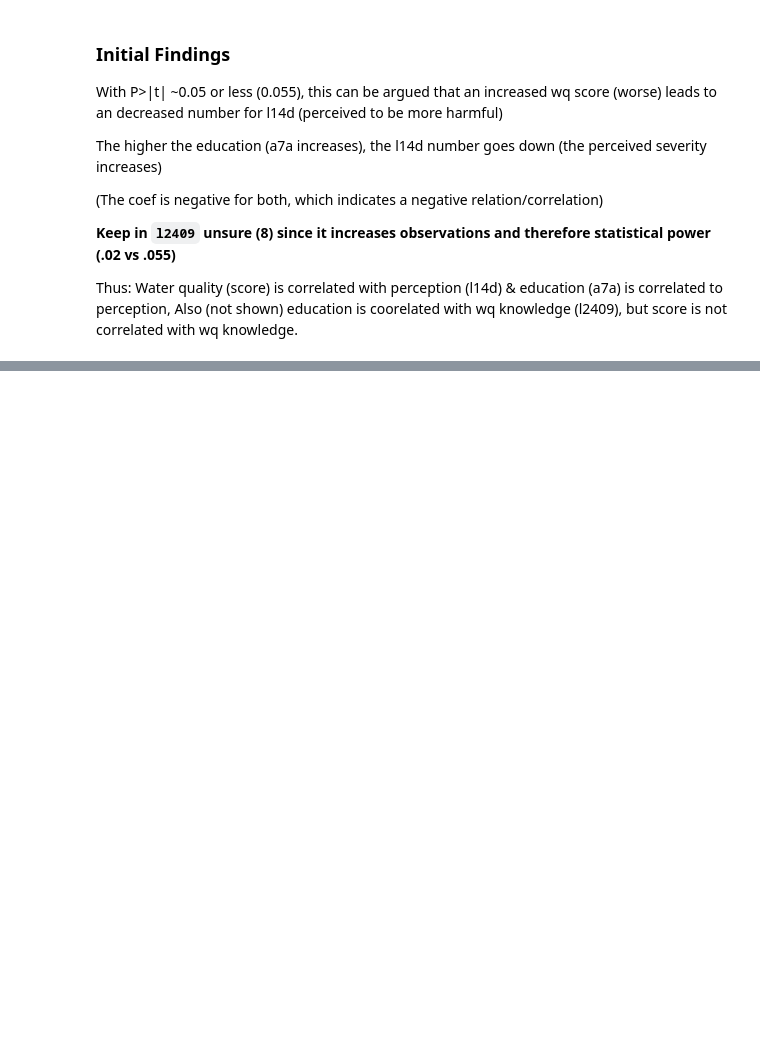
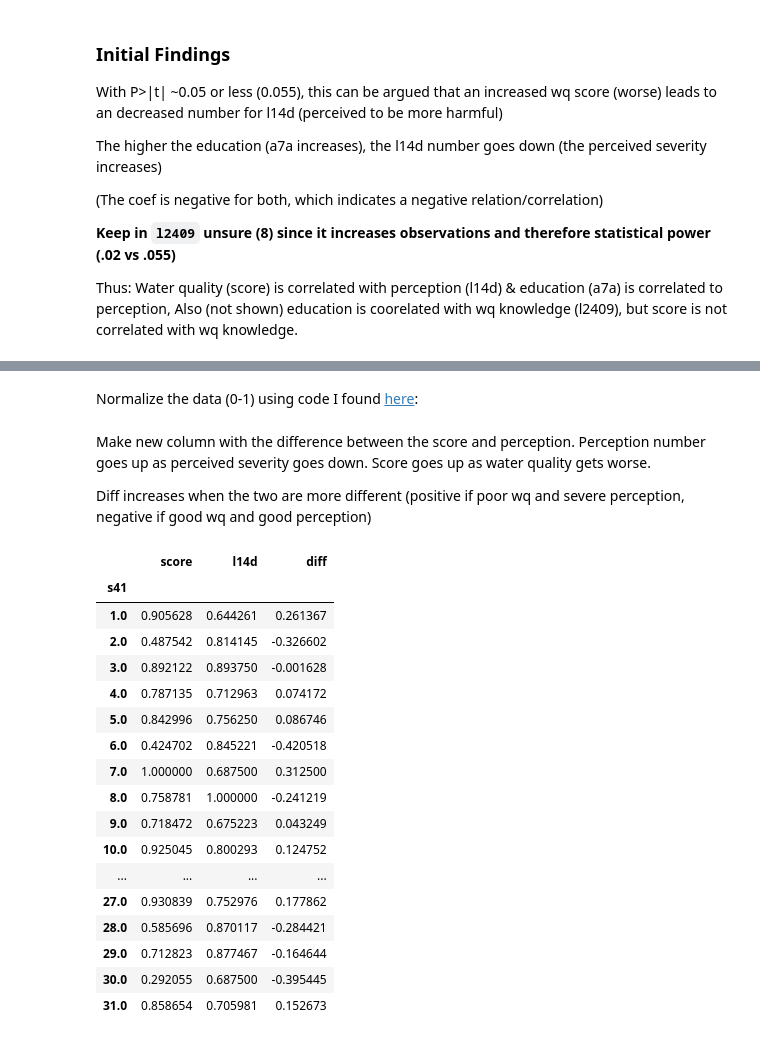
Before and after one commit to wrynearson/china-water, a Jupyter notebook: src/Thesis.ipynb, the cells around one changed output, grey strips where cells are left out. Drawn from its saved outputs; the diff is of its cells as text; code cells hidden in the pictures; blank space fills up the shorter version.

```diff
--- a/src/Thesis.ipynb
+++ b/src/Thesis.ipynb
@@ -628,9 +630,9 @@ cgss_wq = pd.merge(cgss,wq,on='s41')
 # %% [markdown]
 This analysis will first be done on the `important` columns, from above:
 # %%
-cgss_wq_strict = cgss_wq[important_questions]
-cgss_wq_strict_clean = cgss_wq_strict.dropna()
-cgss_wq_strict_clean
+cgss_wq_imp = cgss_wq[important_questions]
+cgss_wq_imp_clean = cgss_wq_strict.dropna()
+cgss_wq_imp_clean
 # %% [output]
 |  | score | s41 | a2 | a3a | a3b | a3c | a7a | a8a | a15 | a62 | a91 | ... |
 | 3 | 13.84 | 28.0 | 2 | 1948 | 2 | 15 | 1 | 0.0 | 3 | 11000.0 | 2.0 | ... |
@@ -750,0 +770,2 @@ Thus: Water quality (score) is correlated with perception (l14d) & education (a7
+# %% [markdown]
+Normalize the data (0-1) using code I found [here](https://stackoverflow.com/questions/26414913/normalize-columns-of-pandas-data-frame):
@@ -750,0 +774,26 @@ Thus: Water quality (score) is correlated with perception (l14d) & education (a7
+# %% [markdown]
+Make new column with the difference between the score and perception. Perception number goes up as perceived severity goes down. Score goes up as water quality gets worse.
+
+Diff increases when the two are more different (positive if poor wq and severe perception, negative if good wq and good perception)
+# %%
+test['diff'] = test['score'] - test['l14d']
+test
+# %% [output]
+|  | score | l14d | diff |
+| s41 |  |  |  |
+| 1.0 | 0.905628 | 0.644261 | 0.261367 |
+| 2.0 | 0.487542 | 0.814145 | -0.326602 |
+| 3.0 | 0.892122 | 0.893750 | -0.001628 |
+| 4.0 | 0.787135 | 0.712963 | 0.074172 |
+| 5.0 | 0.842996 | 0.756250 | 0.086746 |
+| 6.0 | 0.424702 | 0.845221 | -0.420518 |
+| 7.0 | 1.000000 | 0.687500 | 0.312500 |
+| 8.0 | 0.758781 | 1.000000 | -0.241219 |
+| 9.0 | 0.718472 | 0.675223 | 0.043249 |
+| 10.0 | 0.925045 | 0.800293 | 0.124752 |
+| ... | ... | ... | ... |
+| 27.0 | 0.930839 | 0.752976 | 0.177862 |
+| 28.0 | 0.585696 | 0.870117 | -0.284421 |
+| 29.0 | 0.712823 | 0.877467 | -0.164644 |
+| 30.0 | 0.292055 | 0.687500 | -0.395445 |
+| 31.0 | 0.858654 | 0.705981 | 0.152673 |
```
Also changed, not shown: parts of 12 cells of this notebook.
